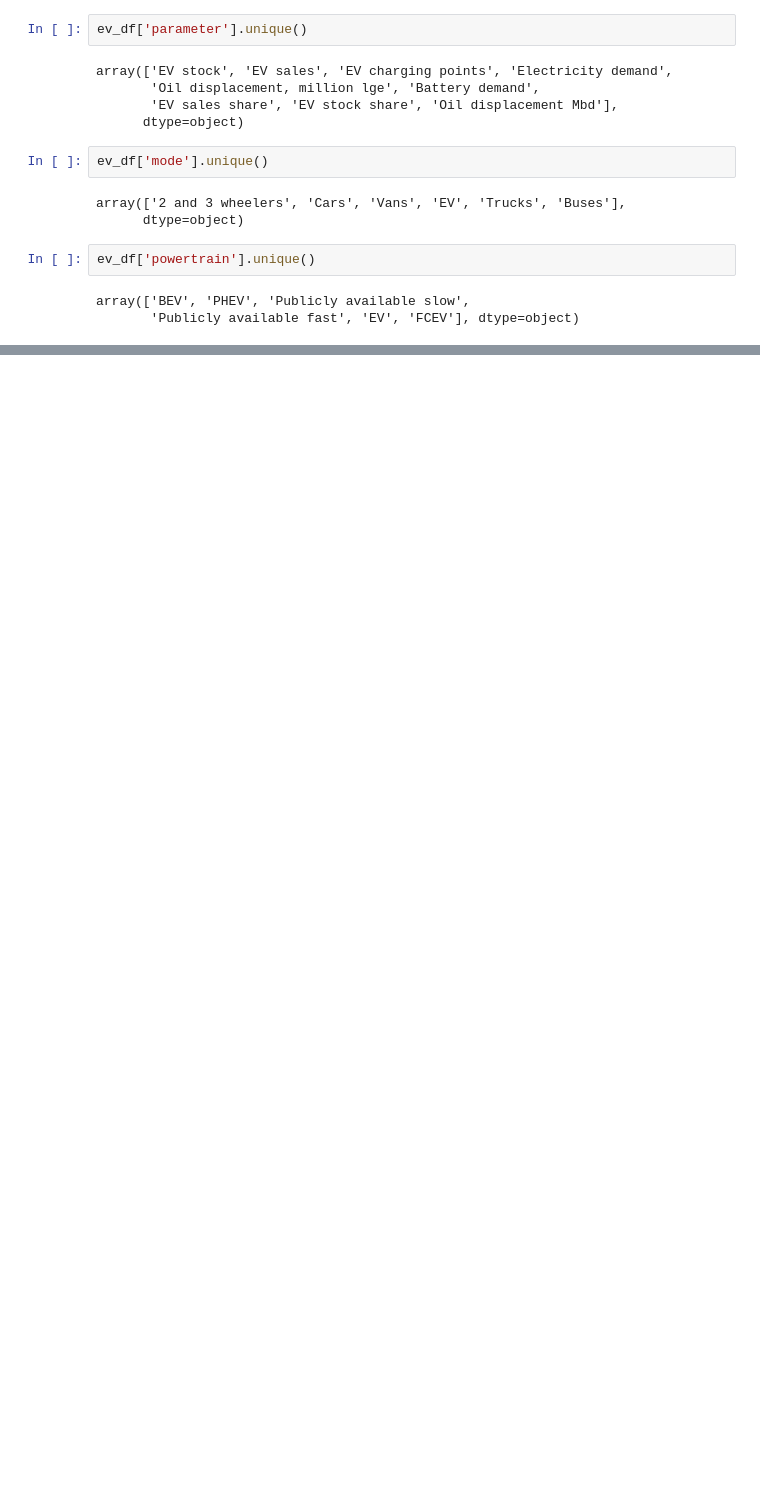
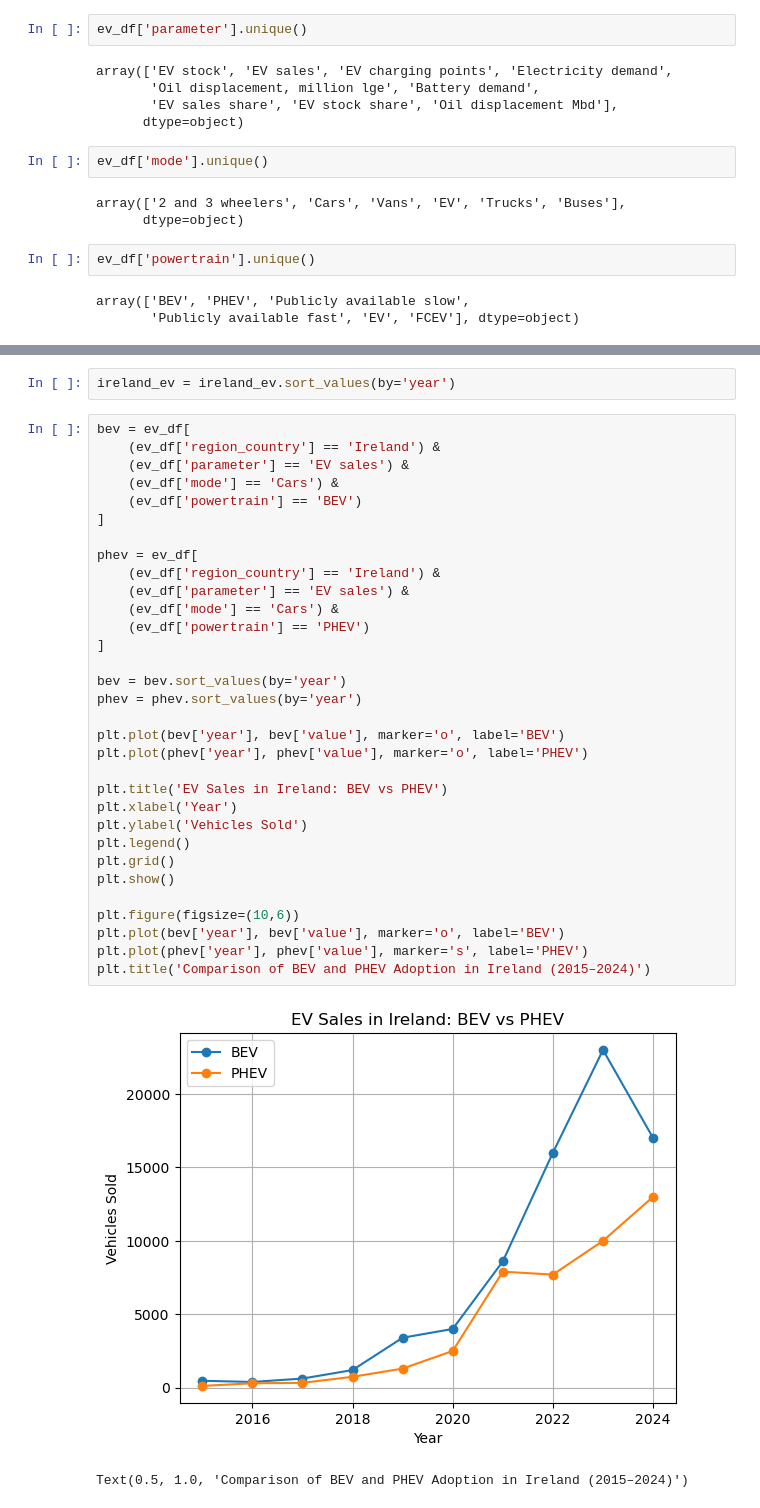
Before and after one commit to Guilherme2022448/Final-Project, a Jupyter notebook: ev_adoption_analysis.ipynb, the cells around one changed output, grey strips where cells are left out. Drawn from its saved outputs; the diff is of its cells as text; blank space fills up the shorter version.

```diff
--- a/ev_adoption_analysis.ipynb
+++ b/ev_adoption_analysis.ipynb
@@ -142,0 +209,37 @@ array(['BEV', 'PHEV', 'Publicly available slow',
+# %%
+ireland_ev = ireland_ev.sort_values(by='year')
+# %%
+bev = ev_df[
+    (ev_df['region_country'] == 'Ireland') &
+    (ev_df['parameter'] == 'EV sales') &
+    (ev_df['mode'] == 'Cars') &
+    (ev_df['powertrain'] == 'BEV')
+]
+
+phev = ev_df[
+    (ev_df['region_country'] == 'Ireland') &
+    (ev_df['parameter'] == 'EV sales') &
+    (ev_df['mode'] == 'Cars') &
+    (ev_df['powertrain'] == 'PHEV')
+]
+
+bev = bev.sort_values(by='year')
+phev = phev.sort_values(by='year')
+
+plt.plot(bev['year'], bev['value'], marker='o', label='BEV')
+plt.plot(phev['year'], phev['value'], marker='o', label='PHEV')
+
+plt.title('EV Sales in Ireland: BEV vs PHEV')
+plt.xlabel('Year')
+plt.ylabel('Vehicles Sold')
+plt.legend()
+plt.grid()
+plt.show()
+
+plt.figure(figsize=(10,6))
+plt.plot(bev['year'], bev['value'], marker='o', label='BEV')
+plt.plot(phev['year'], phev['value'], marker='s', label='PHEV')
+plt.title('Comparison of BEV and PHEV Adoption in Ireland (2015–2024)')
+# %% [output]
+[figure, added]
+Text(0.5, 1.0, 'Comparison of BEV and PHEV Adoption in Ireland (2015–2024)')
```
Also changed, not shown: parts of 10 cells of this notebook.
